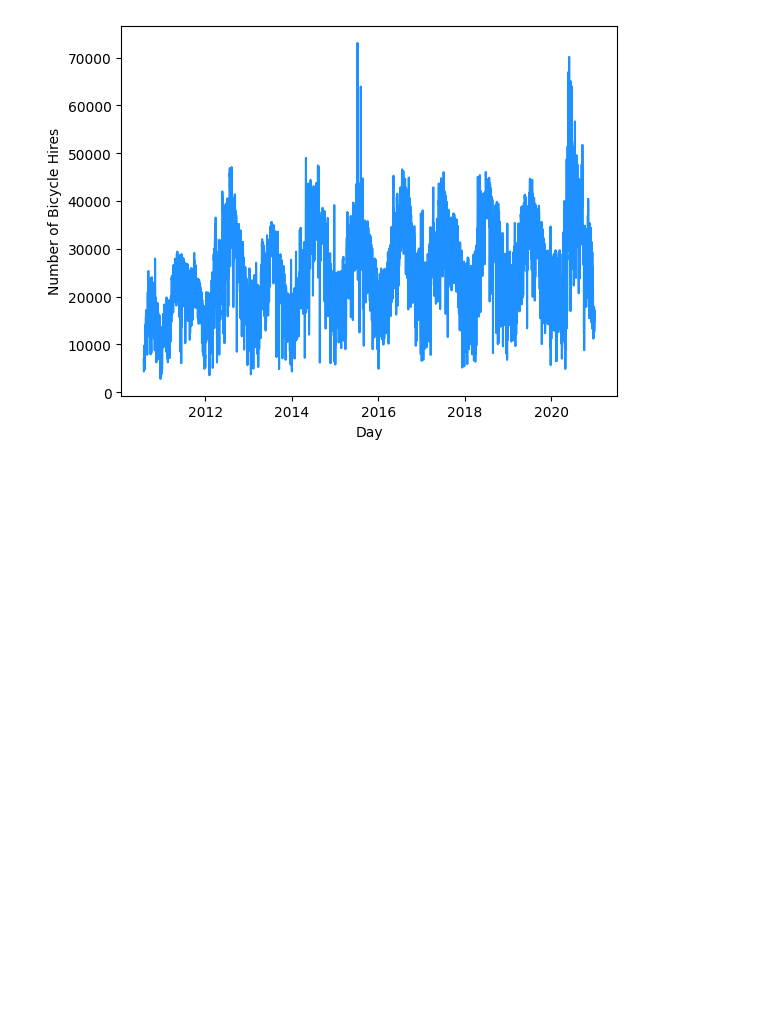
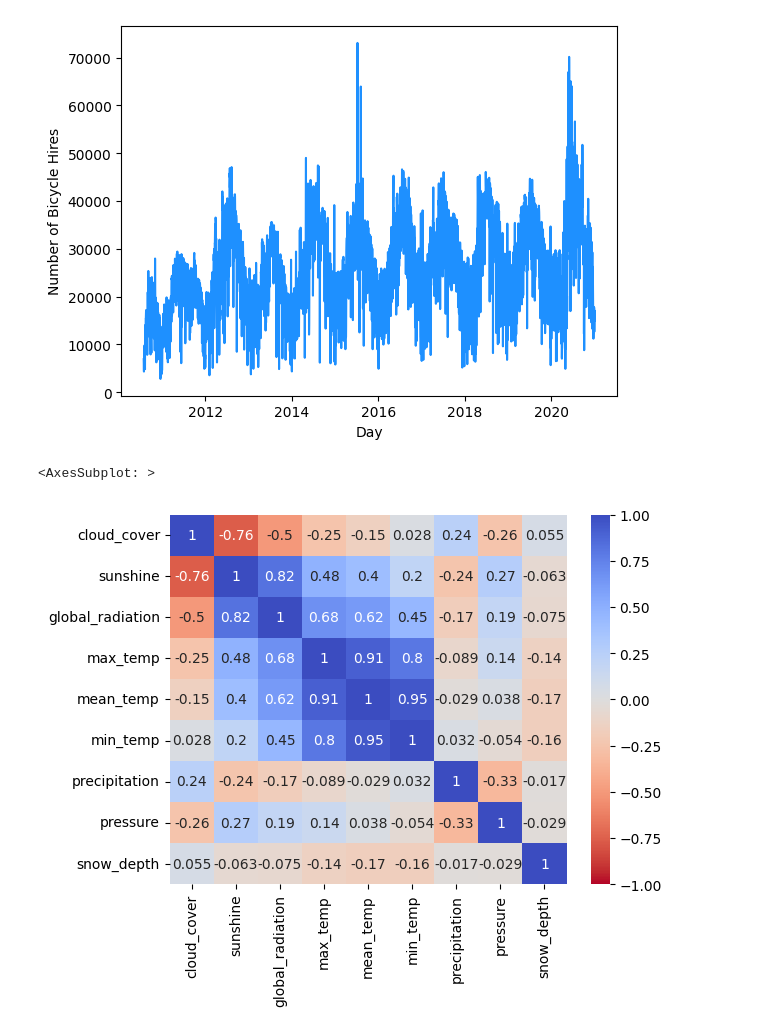
Before and after one commit to Derv6464/dataAnalytics, a Jupyter notebook: analytics-project.ipynb, the cells around one changed output. Drawn from its saved outputs; the diff is of its cells as text; code cells hidden in the pictures; blank space fills up the shorter version.

```diff
--- a/analytics-project.ipynb
+++ b/analytics-project.ipynb
@@ -95,6 +95,9 @@ dfB = dfB.convert_dtypes()
 dfB["Day"] = pd.to_datetime(dfB["Day"])
 dfW = dfW.convert_dtypes()
 dfW["date"] = pd.to_datetime(dfW["date"])
+
+dfB["Day"] = dfB["Day"].dt.strftime('%Y-%m-%d')
+dfW["date"] = dfW["date"].dt.strftime('%Y-%m-%d')
 # %%
 print(dfW['date'][0])
 print(dfW['date'][-1:])
@@ -235,3 +238,9 @@ sns.lineplot(x=dfB.index, y=dfB["Number of Bicycle Hires"],  color='dodgerblue')
 # %% [output]
 <Axes: xlabel='Day', ylabel='Number of Bicycle Hires'>
 [figure]
+# %%
+corrmat = dfW.corr()
+sns.heatmap(corrmat, annot=True, vmin=-1, vmax=1, cmap='coolwarm_r')
+# %% [output]
+<AxesSubplot: >
+[figure, added]
```
Also changed, not shown: parts of 1 cell of this notebook.
